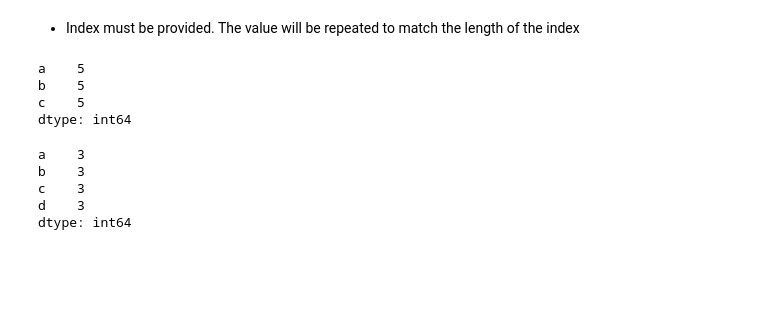
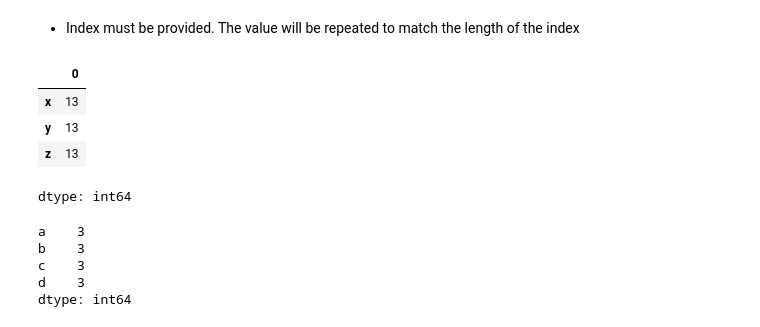
Before and after one commit to IAT-ExploringAI-2024/Week1---Intro-to-Python, a Jupyter notebook: Introduction_to_Python.ipynb, the cells around one changed output. Cells and saved outputs as stored; diff of their text form; code cells hidden in the pictures; blank space fills up the shorter version.

```diff
--- a/Introduction_to_Python.ipynb
+++ b/Introduction_to_Python.ipynb
@@ -971,10 +1035,13 @@ dtype: int64
 - Index must be provided. The value will be repeated to match the length of the index
 # %%
 pd.Series(5, index = ['a', 'b', 'c'])
+
+pd.Series(13, index = ['x', 'y', 'z']) #created new series
 # %% [output]
+|  | 0 |
+| x | 13 |
+| y | 13 |
+| z | 13 |
-a    5
-b    5
-c    5
 dtype: int64
 # %%
  x = pd.Series(3, index=['a', 'b', 'c', 'd'])
```
Also changed, not shown: parts of 16 cells of this notebook.
